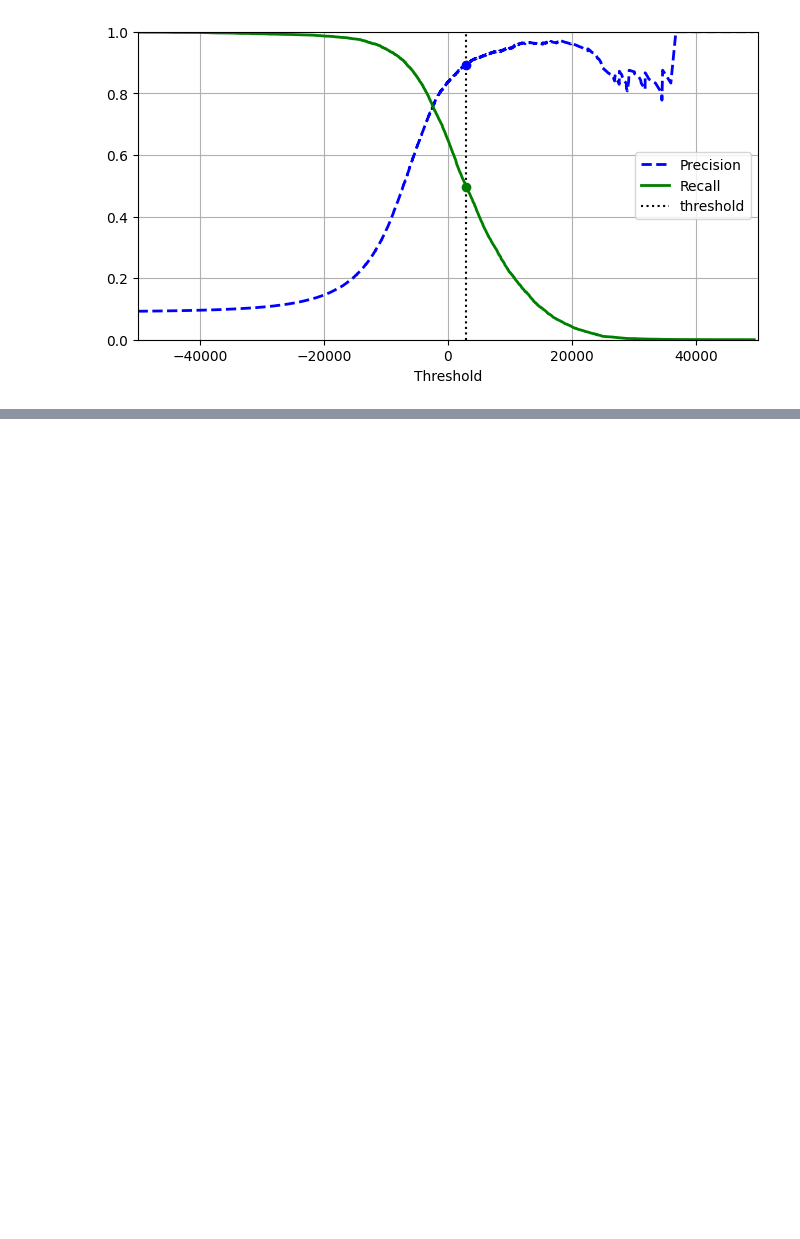
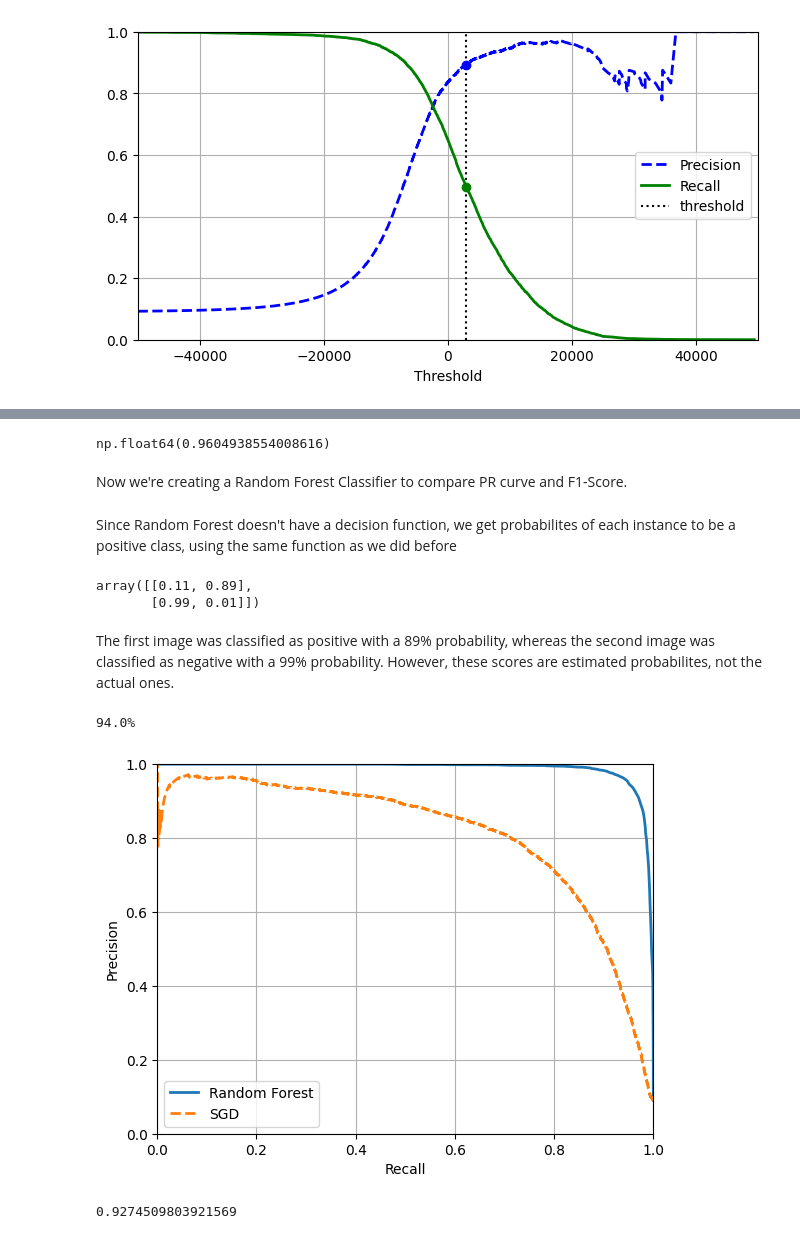
Before and after one commit to CarlossssMora/hands-on-ml-notes, a Jupyter notebook: capitulo_3/classification.ipynb, the cells around one changed output, grey strips where cells are left out. Drawn from its saved outputs; the diff is of its cells as text; code cells hidden in the pictures; blank space fills up the shorter version.

```diff
--- a/capitulo_3/classification.ipynb
+++ b/capitulo_3/classification.ipynb
@@ -209,0 +296,62 @@ plt.show()
+# %%
+# Calculating AUC-ROC
+from sklearn.metrics import roc_auc_score
+
+roc_auc_score(y_train_5, y_scores)
+# %% [output]
+np.float64(0.9604938554008616)
+# %% [markdown]
+Now we're creating a Random Forest Classifier to compare PR curve and F1-Score.
+# %%
+from sklearn.ensemble import RandomForestClassifier
+
+forest_clf = RandomForestClassifier(random_state=42)
+# %% [markdown]
+Since Random Forest doesn't have a decision function, we get probabilites of each instance to be a positive class, using the same function as we did before
+# %%
+# getting predictions through cross-validation
+y_probas_forest = cross_val_predict(
+    forest_clf,
+    X_train,
+    y_train_5,
+    cv=3,
+    method='predict_proba'
+)
+# %%
+# Looking at probabilities of the first two instances
+y_probas_forest[:2]
+# %% [output]
+array([[0.11, 0.89],
+       [0.99, 0.01]])
+# %% [markdown]
+The first image was classified as positive with a 89% probability, whereas the second image was classified as negative with a 99% probability. However, these scores are estimated probabilites, not the actual ones.
+# %%
+idx_50_to_60 = (y_probas_forest[:, 1] > 0.50) & (y_probas_forest[:, 1] < 0.60)
+print(f"{y_train_5[idx_50_to_60].sum() / idx_50_to_60.sum():.1%}")
+# %% [output]
+94.0%
+# %%
+y_scores_forest = y_probas_forest[:, 1]
+precisions_forest, recalls_forest, thresholds_forest = precision_recall_curve(
+    y_train_5,
+    y_scores_forest
+)
+# %%
+# Plotting SGD and Random Forest PR Curves
+plt.plot(recalls_forest, precisions_forest, linewidth=2, label='Random Forest')
+plt.plot(recalls, precisions, "--", linewidth=2, label='SGD')
+
+plt.xlabel("Recall")
+plt.ylabel("Precision")
+plt.grid()
+plt.axis([0, 1, 0, 1])
+plt.legend(loc='lower left')
+
+plt.show()
+# %% [output]
+[figure, added]
+# %%
+y_train_pred_forest = y_probas_forest[:, 1] >= 0.50 # positive probas >= 50%
+f1_score(y_train_5, y_train_pred_forest)
+# %% [output]
+0.9274509803921569
```
Also changed, not shown: parts of 13 cells of this notebook.
